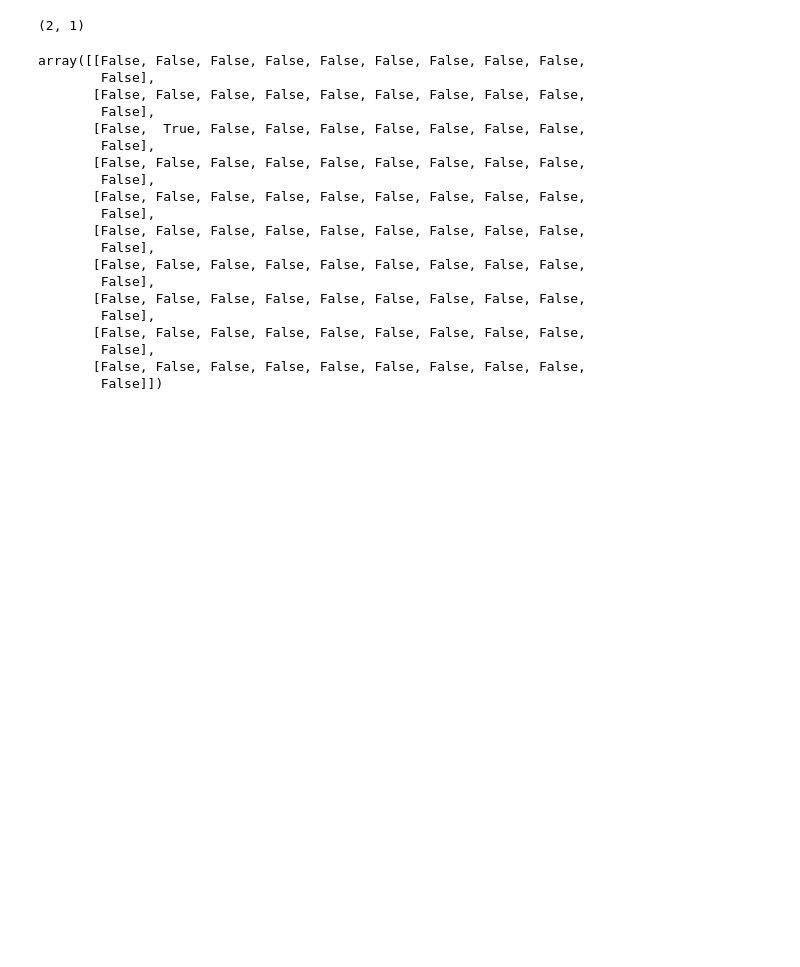
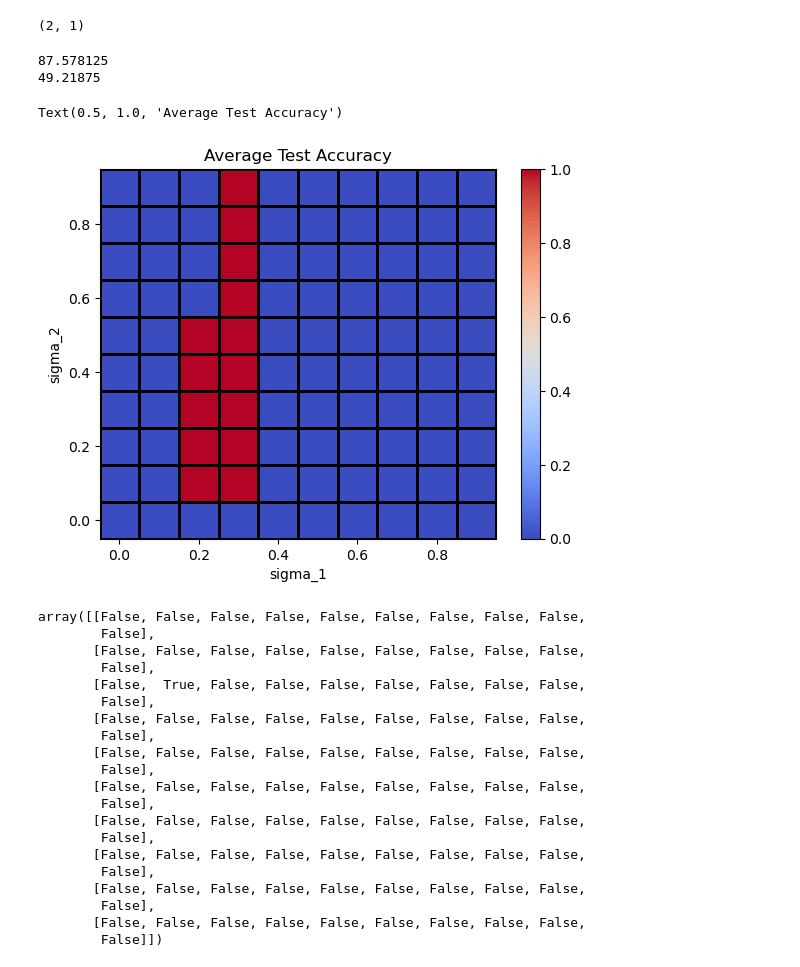
Before and after one commit to JoshuaSin4/Senior-Thesis, a Jupyter notebook: N/100 inputs/1000 epochs - grid of 10/sample_test.ipynb, the cells around one changed output. Saved outputs shown, nothing was run; the diff lists cells and outputs as text; code cells hidden in the pictures; blank space fills up the shorter version.

```diff
--- a/N/100 inputs/1000 epochs - grid of 10/sample_test.ipynb
+++ b/N/100 inputs/1000 epochs - grid of 10/sample_test.ipynb
@@ -73,6 +96,26 @@ best_w1_w2
 (2, 1)
 # %%
 array_best_w1_best_w2 = np.array(best_w1_w2)*0.1
+# %%
+print(np.max(average_accuracy_grid_10_by_10_10_samples))
+max_value=np.max(average_accuracy_grid_10_by_10_10_samples)
+print(np.min(average_accuracy_grid_10_by_10_10_samples))
+min_value=np.min(average_accuracy_grid_10_by_10_10_samples)
+range_value=max_value-min_value
+threshold=0.8
+result_filter=average_accuracy_grid_10_by_10_10_samples >= threshold*range_value+min_value
+fig = plt.figure()
+ax = plt.axes()
+a = ax.pcolormesh(axis_std_w1, axis_std_w2, result_filter.T, cmap ='coolwarm', edgecolors='k')
+plt.colorbar(a)
+ax.set_xlabel('sigma_1')
+ax.set_ylabel('sigma_2')
+ax.set_title('Average Test Accuracy')
+# %% [output]
+87.578125
+49.21875
+Text(0.5, 1.0, 'Average Test Accuracy')
+[figure, added]
 # %%
 average_accuracy_grid_10_by_10_10_samples >= 0.999*np.max(average_accuracy_grid_10_by_10_10_samples)
 # %% [output]
```
Also changed, not shown: parts of 3 cells of this notebook, 31 other files.
